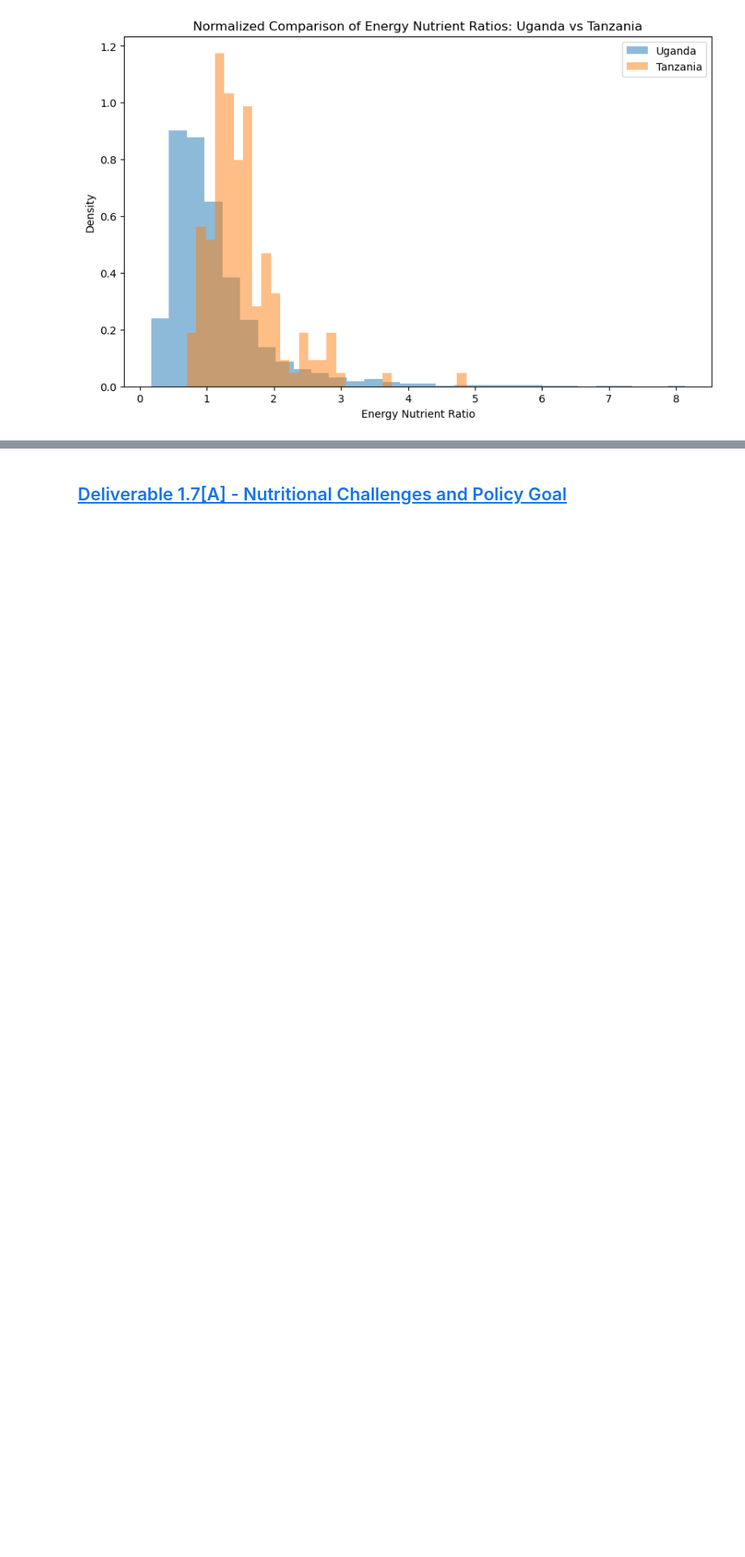
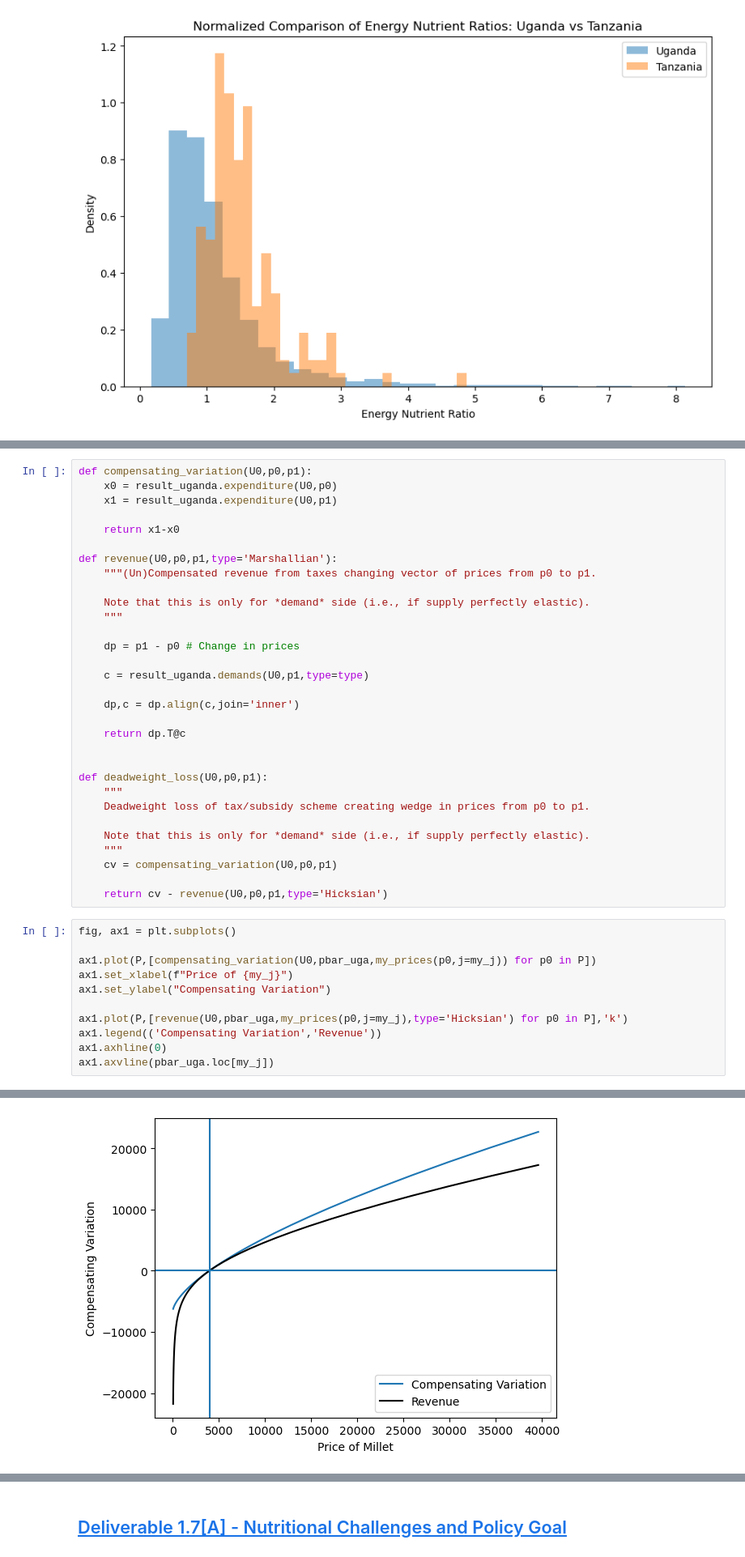
Before and after one commit to vishalival/eep153-norman-borlaug, a Jupyter notebook: final_code.ipynb, the cells around one changed output, grey strips where cells are left out. Shown: that part at 81% size. Cells and saved outputs as stored; diff of their text form; blank space fills up the shorter version.

```diff
--- a/final_code.ipynb
+++ b/final_code.ipynb
@@ -456,0 +534,43 @@ plt.show()
+# %%
+def compensating_variation(U0,p0,p1):
+    x0 = result_uganda.expenditure(U0,p0)
+    x1 = result_uganda.expenditure(U0,p1)
+
+    return x1-x0
+
+def revenue(U0,p0,p1,type='Marshallian'):
+    """(Un)Compensated revenue from taxes changing vector of prices from p0 to p1.
+
+    Note that this is only for *demand* side (i.e., if supply perfectly elastic).
+    """
+
+    dp = p1 - p0 # Change in prices
+
+    c = result_uganda.demands(U0,p1,type=type)
+
+    dp,c = dp.align(c,join='inner')
+
+    return dp.T@c
+
+
+def deadweight_loss(U0,p0,p1):
+    """
+    Deadweight loss of tax/subsidy scheme creating wedge in prices from p0 to p1.
+
+    Note that this is only for *demand* side (i.e., if supply perfectly elastic).
+    """
+    cv = compensating_variation(U0,p0,p1)
+
+    return cv - revenue(U0,p0,p1,type='Hicksian')
+# %%
+fig, ax1 = plt.subplots()
+
+ax1.plot(P,[compensating_variation(U0,pbar_uga,my_prices(p0,j=my_j)) for p0 in P])
+ax1.set_xlabel(f"Price of {my_j}")
+ax1.set_ylabel("Compensating Variation")
+
+ax1.plot(P,[revenue(U0,pbar_uga,my_prices(p0,j=my_j),type='Hicksian') for p0 in P],'k')
+ax1.legend(('Compensating Variation','Revenue'))
+ax1.axhline(0)
+ax1.axvline(pbar_uga.loc[my_j])
+# %% [output]
@@ -456,0 +578 @@ plt.show()
+[figure, added]
```
Also changed, not shown: parts of 11 cells of this notebook.
